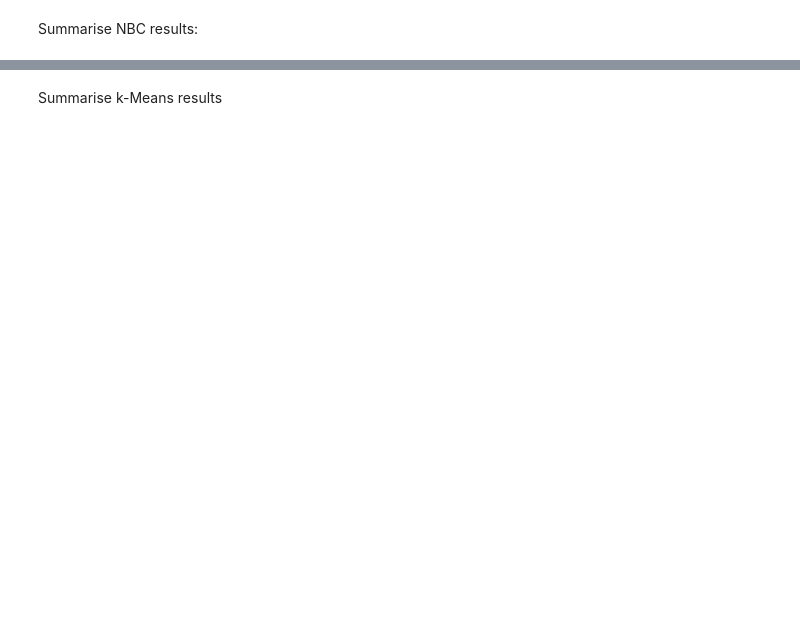
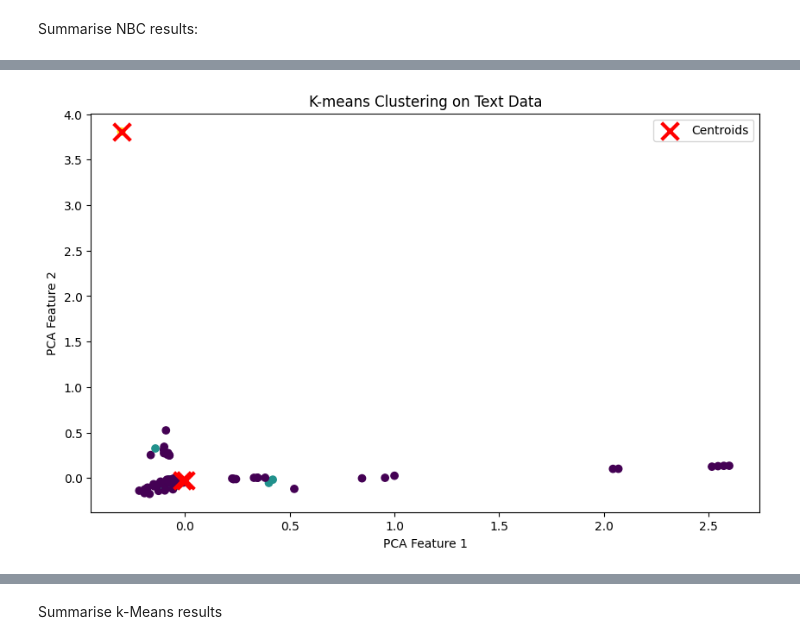
Before and after one commit to yingslim/oii-fsds-textanalysis, a Jupyter notebook: week4day1_lab.ipynb, the cells around one changed output, grey strips where cells are left out. Cells and saved outputs as stored; diff of their text form; code cells hidden in the pictures; blank space fills up the shorter version.

```diff
--- a/week4day1_lab.ipynb
+++ b/week4day1_lab.ipynb
@@ -43,0 +73,3 @@ posts_df = posts_df.reset_index(drop=True)
+# %%
+corpus_text = posts_df['title'].tolist()
+corpus_labels = posts_df['subreddit'].tolist()
@@ -47,0 +161,12 @@ Summarise NBC results:
+# %%
+from sklearn.feature_extraction.text import CountVectorizer, TfidfVectorizer
+import numpy as np
+import matplotlib.pyplot as plt
+from sklearn.feature_extraction.text import TfidfVectorizer
+
+
+vectorizer = CountVectorizer(min_df=2, stop_words='english')
+X = vectorizer.fit_transform(corpus_text)
+plot_kmeans(X,3)
+# %% [output]
+[figure, added]
```
Also changed, not shown: parts of 12 cells of this notebook, 4 other files.
